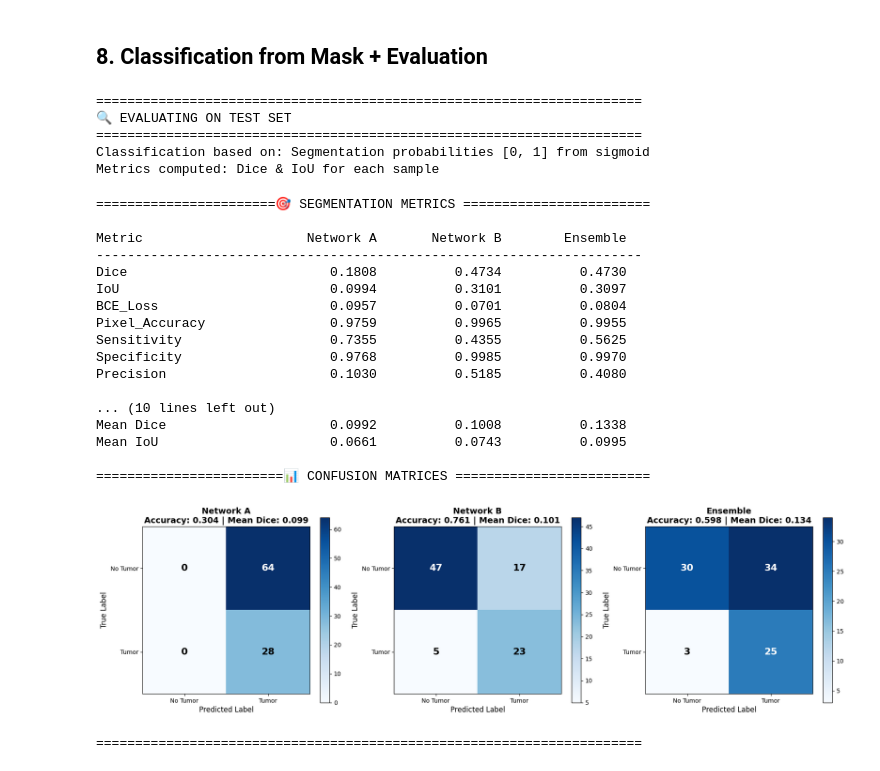
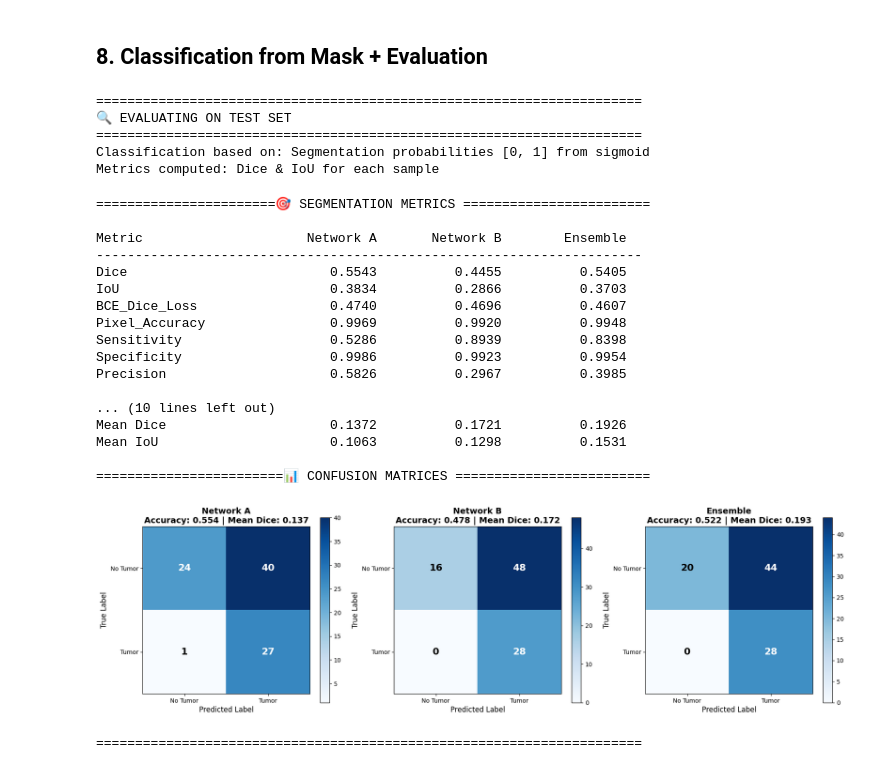
Before and after one commit to idax6797/DeepLearning-MiniProject, a Jupyter notebook: Notebooks/CoDeepNet_UNet.ipynb, the cells around one changed output. Cells and saved outputs as stored; diff of their text form; code cells hidden in the pictures.

```diff
--- a/Notebooks/CoDeepNet_UNet.ipynb
+++ b/Notebooks/CoDeepNet_UNet.ipynb
@@ -154,6 +154,33 @@ class SegmentationUNet(nn.Module):
     def count_parameters(self):
         """Count total trainable parameters"""
         return sum(p.numel() for p in self.parameters() if p.requires_grad)
+
+class BCEDiceLoss(nn.Module):
+    """BCE + Dice Loss for binary segmentation (num_classes = 1)"""
+    def __init__(self, smooth=1.0, bce_weight=0.5):
+        """
+        smooth: stabilizer to avoid division by zero
+        bce_weight: balance between BCE and Dice (0–1)
+        """
+        super().__init__()
+        self.bce = nn.BCEWithLogitsLoss()
+        self.smooth = smooth
+        self.bce_weight = bce_weight
+
+    def forward(self, logits, target):
+        # BCEWithLogitsLoss expects raw logits (no sigmoid)
+        bce = self.bce(logits, target)
+
+        # Dice part
+        probs = torch.sigmoid(logits)
+        probs = probs.view(-1)
+        target = target.view(-1)
+        intersection = (probs * target).sum()
+        dice = (2.0 * intersection + self.smooth) / (probs.sum() + target.sum() + self.smooth)
+        dice_loss = 1 - dice
+
+        # Weighted sum
+        return self.bce_weight * bce + (1 - self.bce_weight) * dice_loss
 # %% [markdown]
 ## 3. Knowledge Transmission Module
 
@@ -267,8 +294,8 @@ class CoDeepNetTrainer:
         self.batch_count = 0
         self.swap_count = 0
 
-        # Loss function: BCE
-        self.seg_criterion = nn.BCEWithLogitsLoss()
+        # Loss function: Combined BCE + Dice Loss
+        self.seg_criterion = BCEDiceLoss(smooth=1.0, bce_weight=0.5)
 
         # Metrics tracking
         self.history = {
@@ -1042,14 +1072,15 @@ def evaluate_segmentation_and_classification(trainer, dataloader, split_name="Te
         specificity = TN / (TN + FP + epsilon)
         precision = TP / (TP + FP + epsilon)
 
-        # BCE Loss
-        bce_loss = F.binary_cross_entropy(pred.clamp(epsilon, 1-epsilon), true).item()
+        # BCEDiceLoss (matching training loss)
+        seg_logits = torch.logit(pred.clamp(epsilon, 1-epsilon))
+        bce_dice_loss = trainer.seg_criterion(seg_logits, true).item()
 
         return {
             'name': name,
             'IoU': iou,
             'Dice': dice,
-            'BCE_Loss': bce_loss,
+            'BCE_Dice_Loss': bce_dice_loss,
             'Pixel_Accuracy': pixel_acc,
             'Sensitivity': sensitivity,
             'Specificity': specificity,
@@ -1064,7 +1095,7 @@ def evaluate_segmentation_and_classification(trainer, dataloader, split_name="Te
     print("\n" + "🎯 SEGMENTATION METRICS ".center(70, "="))
     print(f"\n{'Metric':<20} {'Network A':>15} {'Network B':>15} {'Ensemble':>15}")
     print("-" * 70)
-    for metric in ['Dice', 'IoU', 'BCE_Loss', 'Pixel_Accuracy', 'Sensitivity', 'Specificity', 'Precision']:
+    for metric in ['Dice', 'IoU', 'BCE_Dice_Loss', 'Pixel_Accuracy', 'Sensitivity', 'Specificity', 'Precision']:
         print(f"{metric:<20} {seg_metrics_a[metric]:>15.4f} {seg_metrics_b[metric]:>15.4f} {seg_metrics_ensemble[metric]:>15.4f}")
 
     # ===============================
@@ -1167,41 +1198,41 @@ def evaluate_segmentation_and_classification(trainer, dataloader, split_name="Te
             'network_a': seg_metrics_a,
             'network_b': seg_metrics_b,
             'ensemble': seg_metrics_ensemble
         },
         'classification': {
             'network_a': clf_metrics_a,
             'network_b': clf_metrics_b,
             'ensemble': clf_metrics_ensemble
         }
     }
 
 
 # Evaluate on Test Set
 test_results = evaluate_segmentation_and_classification(
     codeepnet_trainer, test_loader, split_name="Test"
 )
 # %% [output]
 ======================================================================
 🔍 EVALUATING ON TEST SET
 ======================================================================
 Classification based on: Segmentation probabilities [0, 1] from sigmoid
 Metrics computed: Dice & IoU for each sample
 =======================🎯 SEGMENTATION METRICS ========================
 
 Metric                     Network A       Network B        Ensemble
 ----------------------------------------------------------------------
-Dice                          0.1808          0.4734          0.4730
-IoU                           0.0994          0.3101          0.3097
-BCE_Loss                      0.0957          0.0701          0.0804
-Pixel_Accuracy                0.9759          0.9965          0.9955
-Sensitivity                   0.7355          0.4355          0.5625
-Specificity                   0.9768          0.9985          0.9970
-Precision                     0.1030          0.5185          0.4080
+Dice                          0.5543          0.4455          0.5405
+IoU                           0.3834          0.2866          0.3703
+BCE_Dice_Loss                 0.4740          0.4696          0.4607
+Pixel_Accuracy                0.9969          0.9920          0.9948
+Sensitivity                   0.5286          0.8939          0.8398
+Specificity                   0.9986          0.9923          0.9954
+Precision                     0.5826          0.2967          0.3985
 
 ... (10 lines left out)
-Mean Dice                     0.0992          0.1008          0.1338
-Mean IoU                      0.0661          0.0743          0.0995
+Mean Dice                     0.1372          0.1721          0.1926
+Mean IoU                      0.1063          0.1298          0.1531
 
 ========================📊 CONFUSION MATRICES =========================
-[figure, old version]
+[figure, new version]
 ======================================================================
```
Also changed, not shown: parts of 1 cell of this notebook, 1 other file.
